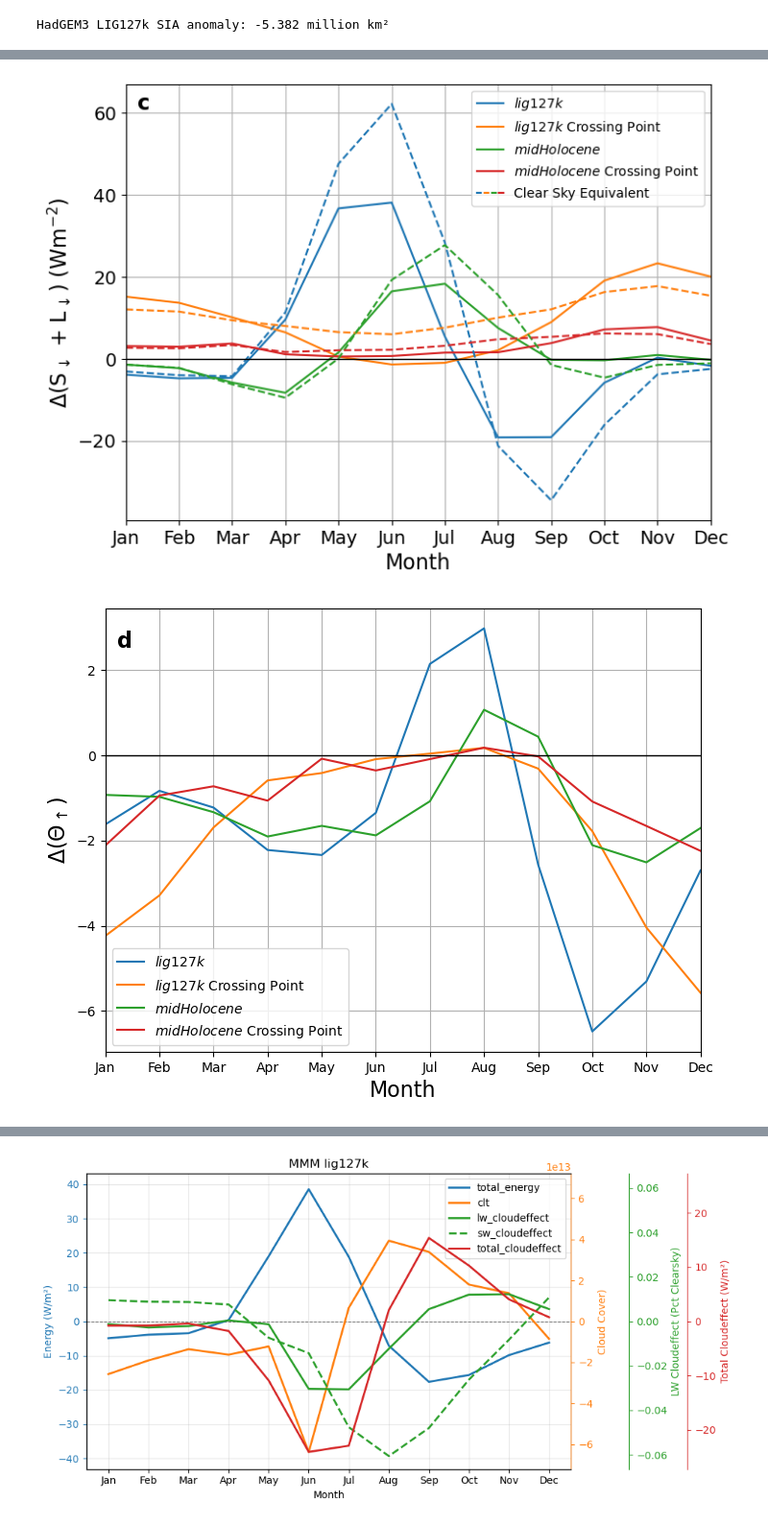
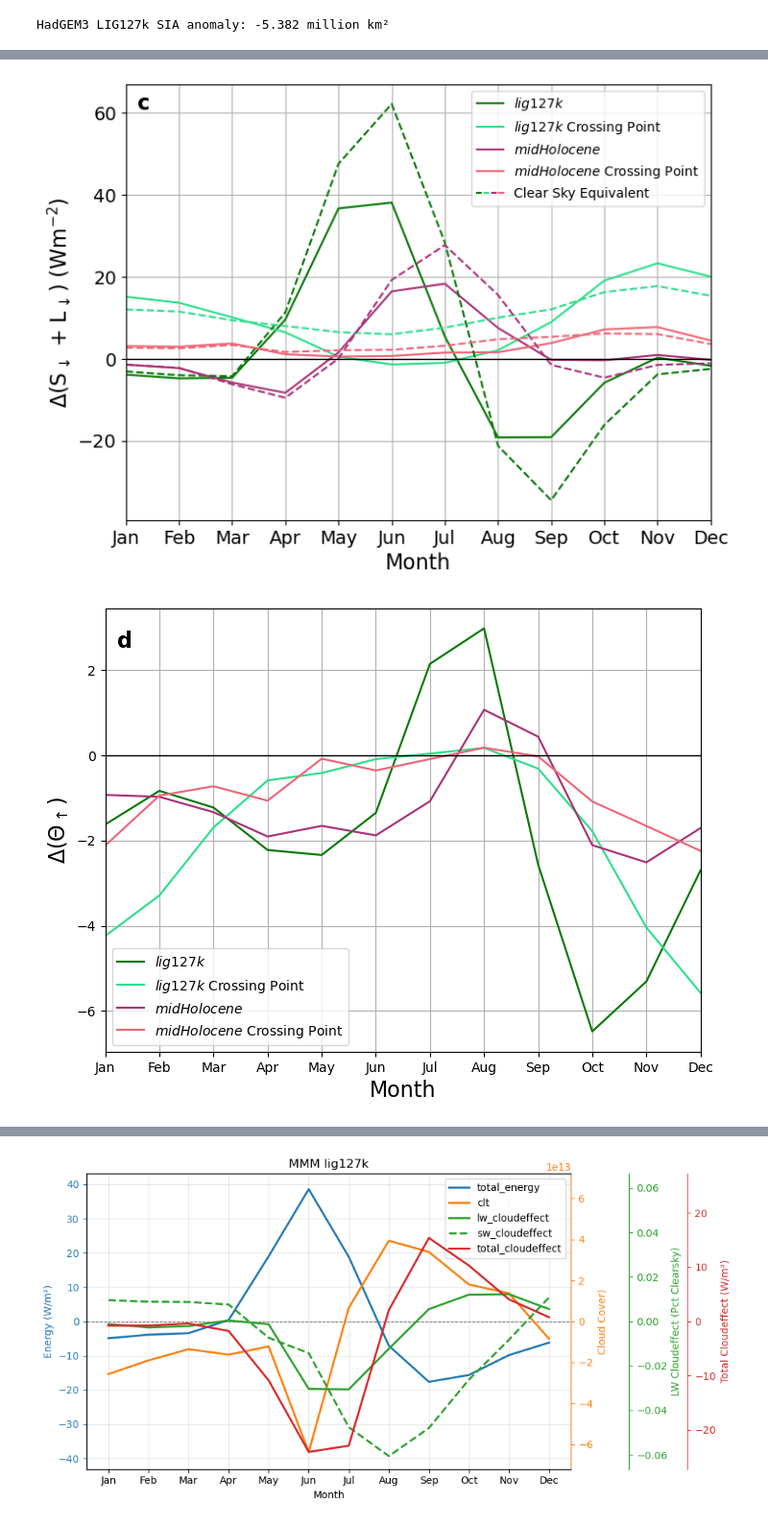
Before and after one commit to mattpollock100/FutureComparisons, a Jupyter notebook: 1pctCO2_EnergyBudget_single_model.ipynb, the cells around one changed output, grey strips where cells are left out. Shown at 96% size. Saved outputs shown, nothing was run; the diff lists cells and outputs as text; code cells hidden in the pictures.

Commit message:
plotting updates

```diff
--- a/1pctCO2_EnergyBudget_single_model.ipynb
+++ b/1pctCO2_EnergyBudget_single_model.ipynb
@@ -298,6 +298,18 @@ elif season == 'Summer':
 x = np.array([15, 45, 75, 105, 135, 165, 195, 225, 255, 285, 315, 345])
 m = np.arange(12)
 months = ["Jan","Feb","Mar","Apr","May","Jun","Jul","Aug","Sep","Oct","Nov","Dec"]
+
+paper_colours = {
+    "lig127k":              "#077907",
+    "lig127k Crossing":           "#2EDF8C",
+    "midHolocene":              "#AA3377",
+    "midHolocene Crossing":           "#EE6677",
+    "piControl": "black",
+    "total_energy": "#D62E33",  # muted red
+    "cs_downwelling_energy": "#D62E33",  # muted red
+    "sigrowth":         "#009E73",  # bluish green
+    "tos":                    "#0072B2",  # strong blue
+}
 # %%
 #Define region
 
@@ -2573,13 +2622,13 @@ ylabel = '$\Delta$(S$_{\downarrow}$ + L$_{\downarrow}$) (Wm$^{-2}$)'
 
 plt.figure(figsize=(8,6))
 
-colors = plt.rcParams['axes.prop_cycle'].by_key()['color']
+#colors = plt.rcParams['axes.prop_cycle'].by_key()['color']
 
 plot_specs = [
-    (paleo_big_dict,     rf'$\it{{{paleo}}}$',                colors[0]),
-    (crossing_big_dict,  rf'$\it{{{paleo}}}$ Crossing Point', colors[1]),
-    (paleo2_big_dict,    rf'$\it{{{paleo2}}}$',               colors[2]),
-    (crossing2_big_dict, rf'$\it{{{paleo2}}}$ Crossing Point',colors[3]),
+    (paleo_big_dict,     rf'$\it{{{paleo}}}$',                paper_colours[paleo]),
+    (crossing_big_dict,  rf'$\it{{{paleo}}}$ Crossing Point', paper_colours[f'{paleo} Crossing']),
+    (paleo2_big_dict,    rf'$\it{{{paleo2}}}$',               paper_colours[paleo2]),
+    (crossing2_big_dict, rf'$\it{{{paleo2}}}$ Crossing Point',paper_colours[f'{paleo2} Crossing']),
 ]
 
 # First variable
@@ -2611,36 +2660,37 @@ plt.xlim(0, 11)
 
 # Custom legend entry for clear-sky equivalent
 # clear_sky_handle = Line2D(
 #     [0], [0],
 #     color='black',
 #     linestyle='dashed',
 #     linewidth=1,
 #     label='Clear Sky Equivalent'
 # )
 
 # handles, labels = plt.gca().get_legend_handles_labels()
 # handles.append(clear_sky_handle)
 # labels.append('Clear Sky Equivalent')
 
 # plt.legend(handles=handles, labels=labels)
 handles, labels = plt.gca().get_legend_handles_labels()
 
-clear_sky_handle = MulticolorDash(colors[:len(plot_specs)])
+clear_sky_colours = [color for _, _, color in plot_specs]
+clear_sky_handle = MulticolorDash(clear_sky_colours)
 
 handles.append(clear_sky_handle)
-labels.append('Clear Sky Equivalent')
+labels.append("Clear Sky Equivalent")
 
 plt.legend(
     handles=handles,
     labels=labels,
     handler_map={MulticolorDash: MulticolorDashHandler()}
 )
 
 plt.text(0.02, 0.98, panel_letter, transform=plt.gca().transAxes, fontsize=16, fontweight='bold', va='top')
 plt.axhline(0, color='black', linestyle='solid', linewidth=1.0)
 plt.show()
 # %% [output]
-[figure, old version]
+[figure, new version]
 # %%
 
 
@@ -2673,7 +2723,7 @@ plt.text(0.02, 0.95, panel_letter, transform=plt.gca().transAxes, fontsize=16, f
 plt.axhline(0, color='black', linestyle='solid', linewidth=1.0)
 plt.show()
 # %% [output]
-[figure, old version]
+[figure, new version]
 # %%
 plot_model_obs('rsus', start_year, end_year,ylabel=r'$\Delta$(S$_{\uparrow}$)', panel_letter='e')
 # %% [output]
```
Also changed, not shown: parts of 27 cells of this notebook, 2 other files.
